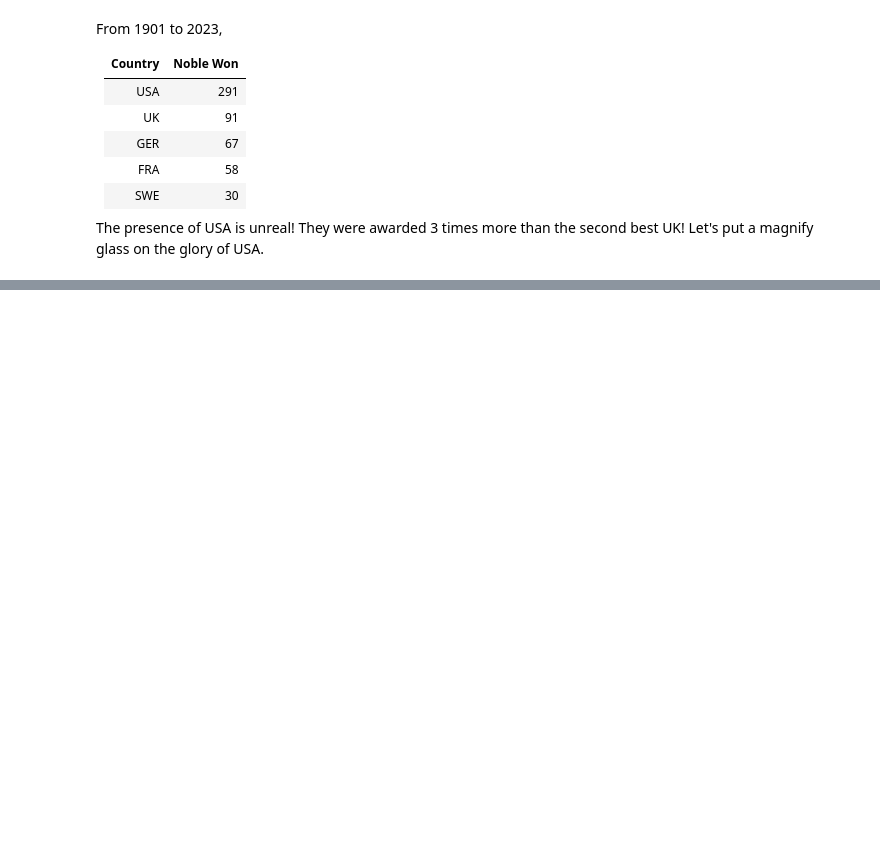
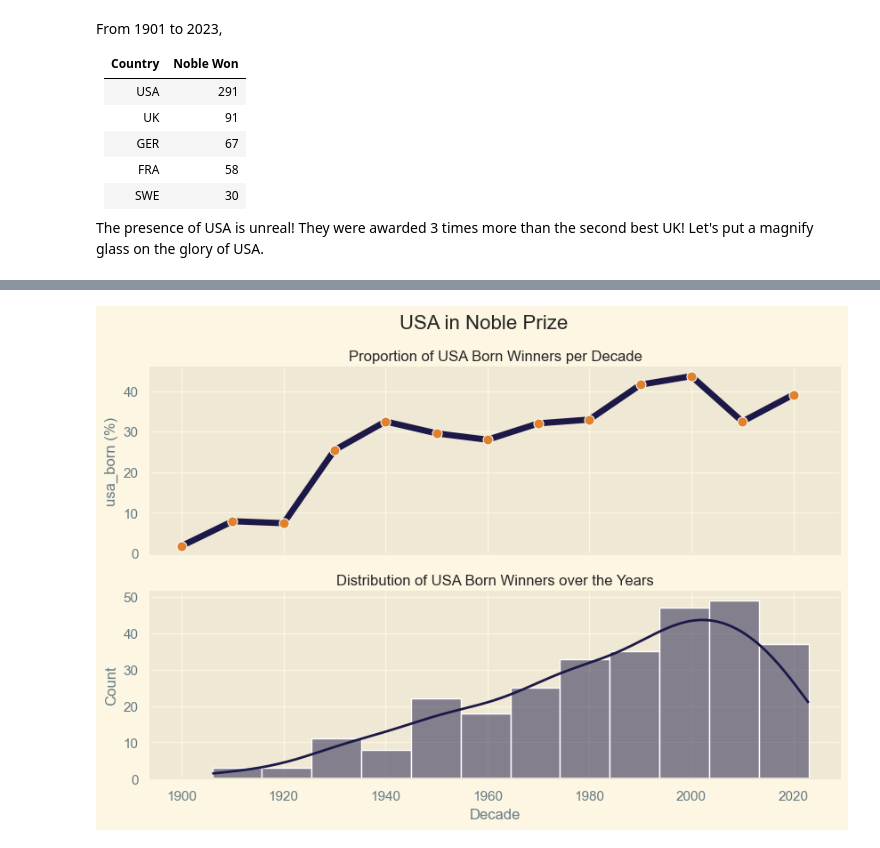
Before and after one commit to Ahnaf19/Nobel_prize_EDA, a Jupyter notebook: v1.ipynb, the cells around one changed output, grey strips where cells are left out. Drawn from its saved outputs; the diff is of its cells as text; code cells hidden in the pictures; blank space fills up the shorter version.

```diff
--- a/v1.ipynb
+++ b/v1.ipynb
@@ -304,0 +312,4 @@ The presence of USA is unreal! They were awarded 3 times more than the second be
+# %%
+us_prop = df_filtered.groupby('decade', as_index=False)['usa_born'].mean()
+us_prop['usa_born'] = us_prop['usa_born'] * 100
+us_prop.head()
@@ -304,0 +323,16 @@ The presence of USA is unreal! They were awarded 3 times more than the second be
+# %%
+fig, ax = plt.subplots(2, 1, figsize=(10, 6), sharex=True)
+
+g = sns.lineplot(x='decade', y='usa_born', data=us_prop, markers=True, marker='o', linewidth=5, color='#1c1847', markerfacecolor='#e1812c', markersize=8, linestyle='-', ax=ax[0])
+g1 = sns.histplot(x='year', data=top3[top3['birth_country'] == 'United States of America'], bins=12, color='#1c1847', ax=ax[1], kde=True)
+
+ax[0].set_ylabel('usa_born (%)')
+ax[1].set_xlabel('Decade')
+
+ax[0].set_title('Proportion of USA Born Winners per Decade', fontsize=12)
+ax[1].set_title('Distribution of USA Born Winners over the Years', fontsize=12)
+fig.suptitle('USA in Noble Prize', fontsize=16)
+
+plt.show()
+# %% [output]
+[figure, added]
```
Also changed, not shown: parts of 13 cells of this notebook.
